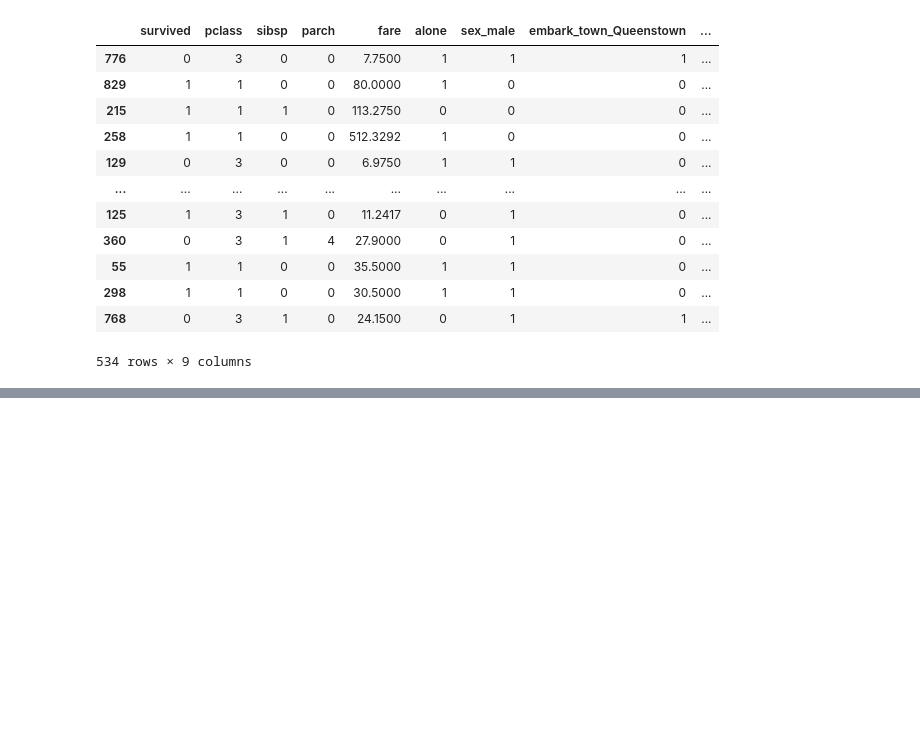
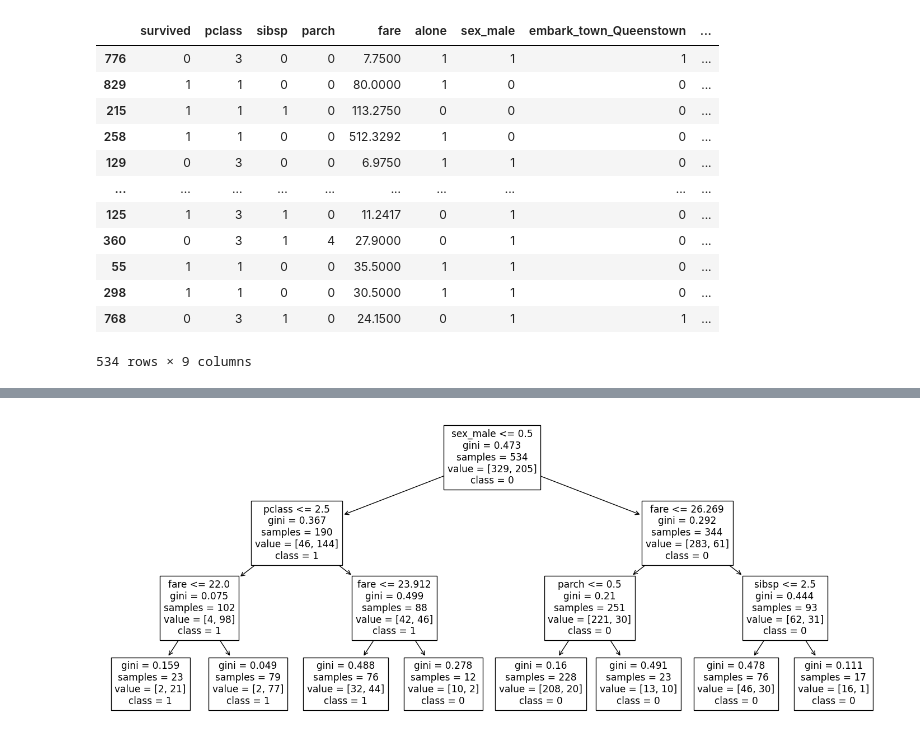
Before and after one commit to Luis-Martinez1/classification-exercises, a Jupyter notebook: decision_tree.ipynb, the cells around one changed output, grey strips where cells are left out. Drawn from its saved outputs; the diff is of its cells as text; code cells hidden in the pictures; blank space fills up the shorter version.

```diff
--- a/decision_tree.ipynb
+++ b/decision_tree.ipynb
@@ -391,0 +139,15 @@ accuracy_score(y_val_pred.y_true, y_val_pred.dt_one)
+# %%
+# Splitting the dataset into features (X) and target labels (y) for training, validation, and testing sets
+# Extracting features by removing the 'survived' column
+
+# For training set
+X_train = train.drop(columns='survived')
+y_train = train.survived
+
+# For validation set
+X_val = validate.drop(columns='survived')
+y_val = validate.survived
+
+# For testing set
+X_test = test.drop(columns='survived')
+y_test = test.survived
@@ -391,0 +217,11 @@ accuracy_score(y_val_pred.y_true, y_val_pred.dt_one)
+# %%
+# Using plot_tree to visualize the decision tree model 'clf'
+# Feature names are provided for better node labeling taken from X_train.columns
+# Class names '0' and '1' correspond to the two classes in the binary classification of the Titanic dataset
+# (not survived  and survived)
+
+plt.figure(figsize=(18, 7))
+plot_tree(clf, feature_names=X_train.columns.tolist(), class_names=['0','1'])
+plt.show()
+# %% [output]
+[figure, added]
```
Also changed, not shown: parts of 96 cells of this notebook.
